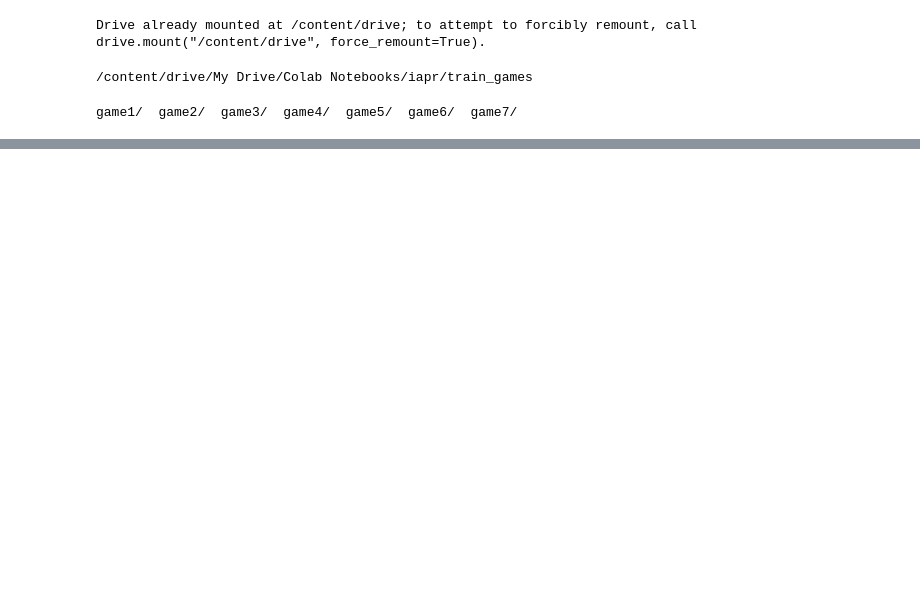
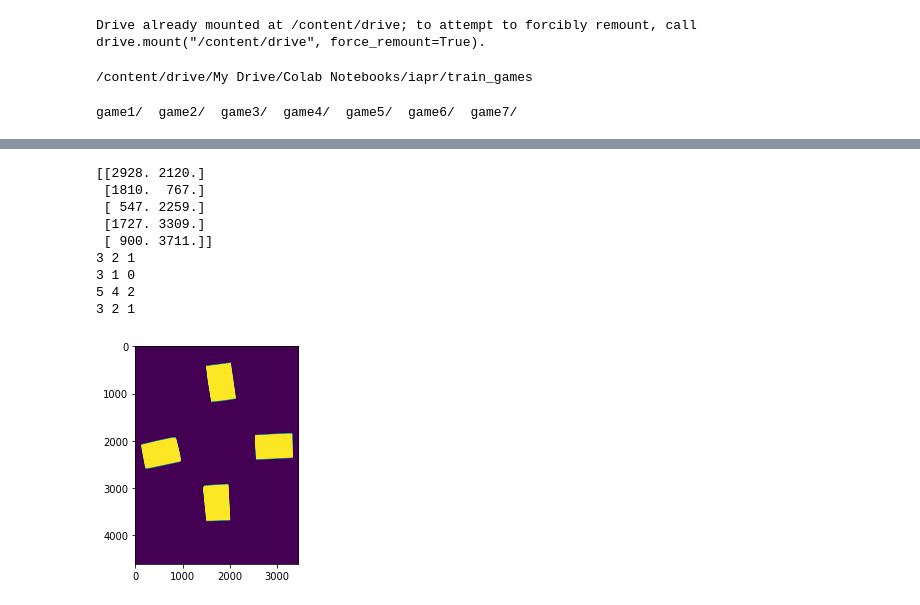
Before and after one commit to sfekih/2020, a Jupyter notebook: projet_final_iapr.ipynb, the cells around one changed output, grey strips where cells are left out. Cells and saved outputs as stored; diff of their text form; code cells hidden in the pictures; blank space fills up the shorter version.

```diff
--- a/projet_final_iapr.ipynb
+++ b/projet_final_iapr.ipynb
@@ -87,7 +87,7 @@ def get_contours_one_card (img, ordered_contours_cards, num_player):
 
   greyscale_one_card = cv2.cvtColor(img_cards_only.copy(), cv2.COLOR_BGR2GRAY)
 
-  _,img_cards_only_copy = cv2.threshold(greyscale_one_card.copy(),170,255,cv2.THRESH_BINARY)
+  _,img_cards_only_copy = cv2.threshold(greyscale_one_card.copy(),180,255,cv2.THRESH_BINARY)
 
   img_cards_only_copy = np.rot90(img_cards_only_copy, k=num_player)
 
@@ -150,9 +150,18 @@ for game_nb in range (0, len(games_paths)) :
     img = cv2.imread(image_path)
 
     try :
+
       green_contours = get_green_contours(img)
-      contours, _ = cv2.findContours(green_contours, cv2.RETR_EXTERNAL, cv2.CHAIN_APPROX_SIMPLE)
-      cntsSorted = sorted(contours, key=lambda x: cv2.contourArea(x))[::-1][:5]
+      kernel = np.ones((5,5),np.uint8)
+      dilation = cv2.dilate(green_contours,kernel,iterations = 2)
+      hull = []
+
+      contours, _ = cv2.findContours(dilation, cv2.RETR_EXTERNAL, cv2.CHAIN_APPROX_SIMPLE)
+
+      for i in range(len(contours)):
+          hull.append(cv2.convexHull(contours[i], False))
+      cntsSorted = sorted(hull, key=lambda x: cv2.arcLength(x, True))[::-1][:5]
+
 
       cimg = np.zeros_like(green_contours)
       cimg_copy = cimg
@@ -176,7 +185,6 @@ for game_nb in range (0, len(games_paths)) :
 
       cards_only = cv2.drawContours(cimg.copy(), ordered_contours_cards.copy(), -1, color=255, thickness=-1)
       cards_and_badge = cv2.drawContours(cimg.copy(), ordered_contours_cards.copy(), -1, color=255, thickness=-1)
-
       cimg_2 = cv2.drawContours(cimg.copy(), cntsSorted, -1, color=255, thickness=-1)
 
       centers_distances = np.array([np.linalg.norm(centers_ordered[i, :]-center_badge) for i in range (4)])
@@ -188,7 +196,6 @@ for game_nb in range (0, len(games_paths)) :
         contours_card = get_contours_one_card (img, ordered_contours_cards, iter)
 
         suit1, suit2 = find_suits (contours_card)
-
         digits.append(get_needed_contours (contours_card, 'digits', suit1, suit2))
         suits.append(get_needed_contours (contours_card, 'suits', suit1, suit2))
     except Exception:
@@ -222,2 +245,63 @@ plt.imshow(suits[1])
+# %%
+img = cv2.imread('game1/10.jpg')
+green_contours = get_green_contours(img)
+kernel = np.ones((5,5),np.uint8)
+dilation = cv2.dilate(green_contours,kernel,iterations = 2)
+hull = []
+
+contours, _ = cv2.findContours(dilation, cv2.RETR_EXTERNAL, cv2.CHAIN_APPROX_SIMPLE)
+
+for i in range(len(contours)):
+    hull.append(cv2.convexHull(contours[i], False))
+cntsSorted = sorted(hull, key=lambda x: cv2.arcLength(x, True))[::-1][:5]
+
+
+cimg = np.zeros_like(green_contours)
+cimg_copy = cimg
+centers = np.zeros((5, 2))
+for i in range (5):
+  M = cv2.moments(cntsSorted[i])
+  cX = int(M["m10"] / M["m00"])
+  cY = int(M["m01"] / M["m00"])
+  centers[i, 0] = cX
+  centers[i, 1] = cY
+
+print(centers)
+centers_cards = centers[:-1,:]
+center_badge = centers[-1,:]
+player1 = np.argmax(centers_cards[:,1])
+player3 = np.argmin(centers_cards[:,1])
+player2 = np.argmin(centers_cards[:,0])
+player4 = np.argmax(centers_cards[:,0])
+players_args = [player1, player2, player3, player4]
+centers_ordered = np.array([centers_cards[i,:] for i in players_args])
+ordered_contours_cards = [cntsSorted[i] for i in players_args]
+
+cards_only = cv2.drawContours(cimg.copy(), ordered_contours_cards.copy(), -1, color=255, thickness=-1)
+cards_and_badge = cv2.drawContours(cimg.copy(), ordered_contours_cards.copy(), -1, color=255, thickness=-1)
+cimg_2 = cv2.drawContours(cimg.copy(), cntsSorted, -1, color=255, thickness=-1)
+
+centers_distances = np.array([np.linalg.norm(centers_ordered[i, :]-center_badge) for i in range (4)])
+badge_idx = np.argmin(centers_distances)
+
+
+for iter in range (0, 4) :
+
+  contours_card = get_contours_one_card (img, ordered_contours_cards, iter)
+
+  suit1, suit2 = find_suits (contours_card)
+  digits.append(get_needed_contours (contours_card, 'digits', suit1, suit2))
+  suits.append(get_needed_contours (contours_card, 'suits', suit1, suit2))
+# %% [output]
+[[2928. 2120.]
+ [1810.  767.]
+ [ 547. 2259.]
+ [1727. 3309.]
+ [ 900. 3711.]]
+3 2 1
+3 1 0
+5 4 2
+3 2 1
+[figure, added]
 # %%
 plt.imshow(digits[1])
```
Also changed, not shown: parts of 16 cells of this notebook.
